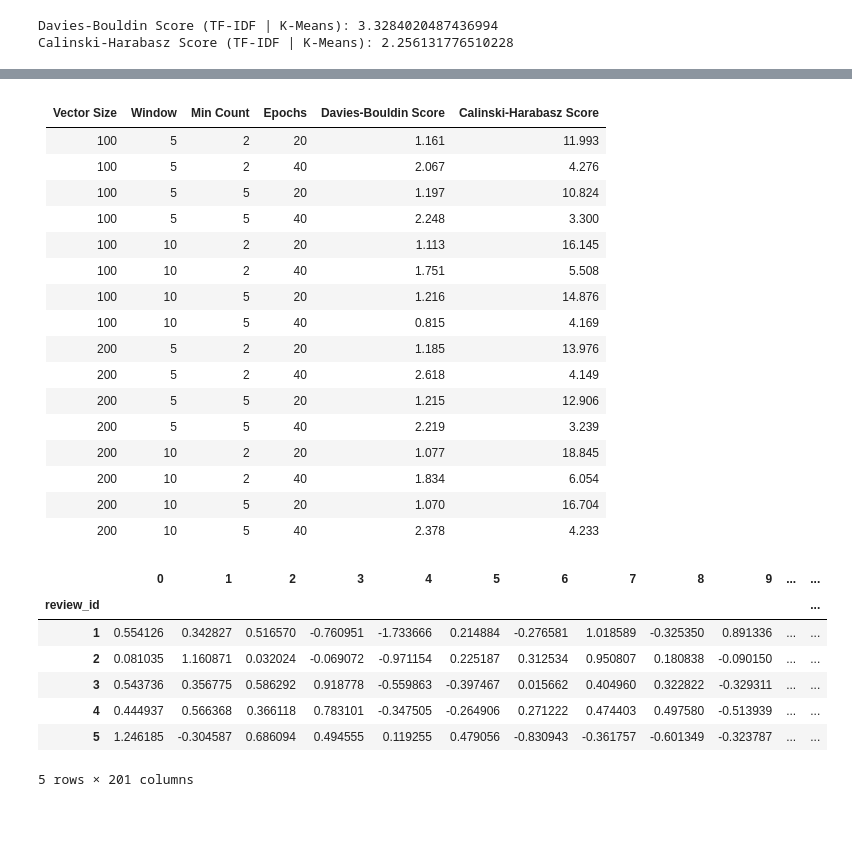
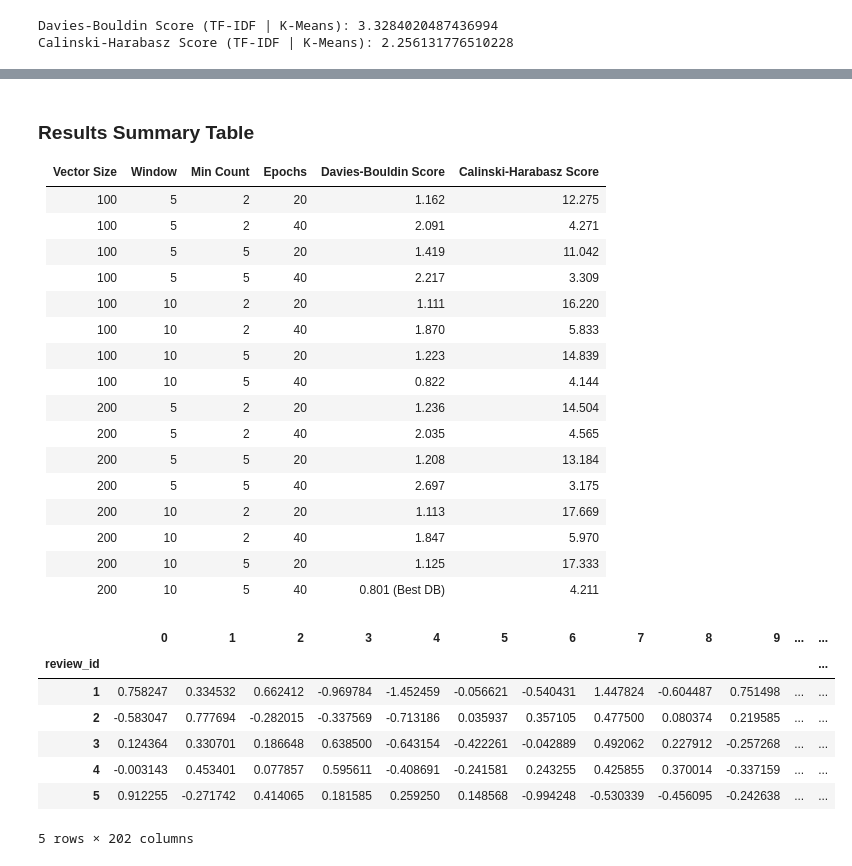
Before and after one commit to stefanjenss/Natural_Language_Processing, a Jupyter notebook: MSDS_453_Term_Project/V3_top_courses_NLP_code.ipynb, the cells around one changed output, grey strips where cells are left out. Drawn from its saved outputs; the diff is of its cells as text; code cells hidden in the pictures; blank space fills up the shorter version.

```diff
--- a/MSDS_453_Term_Project/V3_top_courses_NLP_code.ipynb
+++ b/MSDS_453_Term_Project/V3_top_courses_NLP_code.ipynb
@@ -539,58 +588,66 @@ Calinski-Harabasz Score: 5.508381229737108
 # %% [markdown]
+### Results Summary Table
+
 | Vector Size | Window | Min Count | Epochs | Davies-Bouldin Score | Calinski-Harabasz Score |
 |-------------|--------|-----------|--------|-----------------------|-------------------------|
-| 100         | 5      | 2         | 20     | 1.161                 | 11.993                  |
-| 100         | 5      | 2         | 40     | 2.067                 | 4.276                   |
-| 100         | 5      | 5         | 20     | 1.197                 | 10.824                  |
-| 100         | 5      | 5         | 40     | 2.248                 | 3.300                   |
-| 100         | 10     | 2         | 20     | 1.113                 | 16.145                  |
-| 100         | 10     | 2         | 40     | 1.751                 | 5.508                   |
-| 100         | 10     | 5         | 20     | 1.216                 | 14.876                  |
-| 100         | 10     | 5         | 40     | 0.815                 | 4.169                   |
-| 200         | 5      | 2         | 20     | 1.185                 | 13.976                  |
-| 200         | 5      | 2         | 40     | 2.618                 | 4.149                   |
-| 200         | 5      | 5         | 20     | 1.215                 | 12.906                  |
-| 200         | 5      | 5         | 40     | 2.219                 | 3.239                   |
-| 200         | 10     | 2         | 20     | 1.077                 | 18.845                  |
-| 200         | 10     | 2         | 40     | 1.834                 | 6.054                   |
-| 200         | 10     | 5         | 20     | 1.070                 | 16.704                  |
-| 200         | 10     | 5         | 40     | 2.378                 | 4.233                   |
+| 100         | 5      | 2         | 20     | 1.162                 | 12.275                  |
+| 100         | 5      | 2         | 40     | 2.091                 | 4.271                   |
+| 100         | 5      | 5         | 20     | 1.419                 | 11.042                  |
+| 100         | 5      | 5         | 40     | 2.217                 | 3.309                   |
+| 100         | 10     | 2         | 20     | 1.111                 | 16.220                  |
+| 100         | 10     | 2         | 40     | 1.870                 | 5.833                   |
+| 100         | 10     | 5         | 20     | 1.223                 | 14.839                  |
+| 100         | 10     | 5         | 40     | 0.822                 | 4.144                   |
+| 200         | 5      | 2         | 20     | 1.236                 | 14.504                  |
+| 200         | 5      | 2         | 40     | 2.035                 | 4.565                   |
+| 200         | 5      | 5         | 20     | 1.208                 | 13.184                  |
+| 200         | 5      | 5         | 40     | 2.697                 | 3.175                   |
+| 200         | 10     | 2         | 20     | 1.113                 | 17.669                  |
+| 200         | 10     | 2         | 40     | 1.847                 | 5.970                   |
+| 200         | 10     | 5         | 20     | 1.125                 | 17.333                  |
+| 200         | 10     | 5         | 40     | 0.801 (Best DB)       | 4.211                   |
 # %%
 #### PHASE 4: FEATURE EXTRACTION USING DOC2VEC ####
 ### Phase 4.2: Doc2Vec Feature Extraction - Train a Doc2Vec Model on the Preprocessed Text Data with the Best Parameters ###
 ## 4.2.1: Train a Doc2Vec Model with the Best Parameters ##
 
 # Ensure the necessary libraries are imported for this phase
 from gensim.models.doc2vec import Doc2Vec, TaggedDocument
 
 # Define the best parameters for the Doc2Vec model
 best_params = {
     'vector_size': 200,
     'window': 10,
     'min_count': 2,
     'epochs': 20
 }
 
-# Create a list of TaggedDocument objects for the Doc2Vec model
-tagged_data = [TaggedDocument(words=word_tokenize(review), tags=[str(i)]) for i, review in enumerate(golf_course_review['cleaned_review_text'])]
+# Create a list of TaggedDocument objects for the Doc2Vec model using the review_id as tags
+tagged_data = [TaggedDocument(words=word_tokenize(review), tags=[str(review_id)]) for review_id, review in zip(golf_course_review['review_id'], golf_course_review['cleaned_review_text'])]
 
 # Train the Doc2Vec model on the tagged data with the best parameters
 doc2vec_model = Doc2Vec(tagged_data, vector_size=best_params['vector_size'], window=best_params['window'], min_count=best_params['min_count'], workers=6, epochs=best_params['epochs'], seed=42)
 
 # Infer vectors for the tagged data
 vectorized_data = [doc2vec_model.infer_vector(word_tokenize(review)) for review in golf_course_review['cleaned_review_text']]
 
-# Create a DataFrame with the Doc2Vec vectors
+# Create a DataFrame with the Doc2Vec vectors using the original review_id as the index
 doc2vec_df = pd.DataFrame(vectorized_data, index=golf_course_review['review_id'])
+
+# Add the Review file_name to the DataFrame, making sure that it aligns with the review_id
+doc2vec_df['file_name'] = golf_course_review.set_index('review_id')['file_name']
+
+# Add the Review course_name to the DataFrame, making sure that it aligns with the review_id
+doc2vec_df['course_name'] = golf_course_review.set_index('review_id')['course_name']
 
 # Display the first few rows of the DataFrame with the Doc2Vec vectors
 doc2vec_df.head()
 # %% [output]
 |  | 0 | 1 | 2 | 3 | 4 | 5 | 6 | 7 | 8 | 9 | ... | ... |
 | review_id |  |  |  |  |  |  |  |  |  |  |  | ... |
-| 1 | 0.554126 | 0.342827 | 0.516570 | -0.760951 | -1.733666 | 0.214884 | -0.276581 | 1.018589 | -0.325350 | 0.891336 | ... | ... |
-| 2 | 0.081035 | 1.160871 | 0.032024 | -0.069072 | -0.971154 | 0.225187 | 0.312534 | 0.950807 | 0.180838 | -0.090150 | ... | ... |
-| 3 | 0.543736 | 0.356775 | 0.586292 | 0.918778 | -0.559863 | -0.397467 | 0.015662 | 0.404960 | 0.322822 | -0.329311 | ... | ... |
-| 4 | 0.444937 | 0.566368 | 0.366118 | 0.783101 | -0.347505 | -0.264906 | 0.271222 | 0.474403 | 0.497580 | -0.513939 | ... | ... |
-| 5 | 1.246185 | -0.304587 | 0.686094 | 0.494555 | 0.119255 | 0.479056 | -0.830943 | -0.361757 | -0.601349 | -0.323787 | ... | ... |
+| 1 | 0.758247 | 0.334532 | 0.662412 | -0.969784 | -1.452459 | -0.056621 | -0.540431 | 1.447824 | -0.604487 | 0.751498 | ... | ... |
+| 2 | -0.583047 | 0.777694 | -0.282015 | -0.337569 | -0.713186 | 0.035937 | 0.357105 | 0.477500 | 0.080374 | 0.219585 | ... | ... |
+| 3 | 0.124364 | 0.330701 | 0.186648 | 0.638500 | -0.643154 | -0.422261 | -0.042889 | 0.492062 | 0.227912 | -0.257268 | ... | ... |
+| 4 | -0.003143 | 0.453401 | 0.077857 | 0.595611 | -0.408691 | -0.241581 | 0.243255 | 0.425855 | 0.370014 | -0.337159 | ... | ... |
+| 5 | 0.912255 | -0.271742 | 0.414065 | 0.181585 | 0.259250 | 0.148568 | -0.994248 | -0.530339 | -0.456095 | -0.242638 | ... | ... |
-5 rows × 201 columns
+5 rows × 202 columns
```
Also changed, not shown: parts of 6 cells of this notebook.
